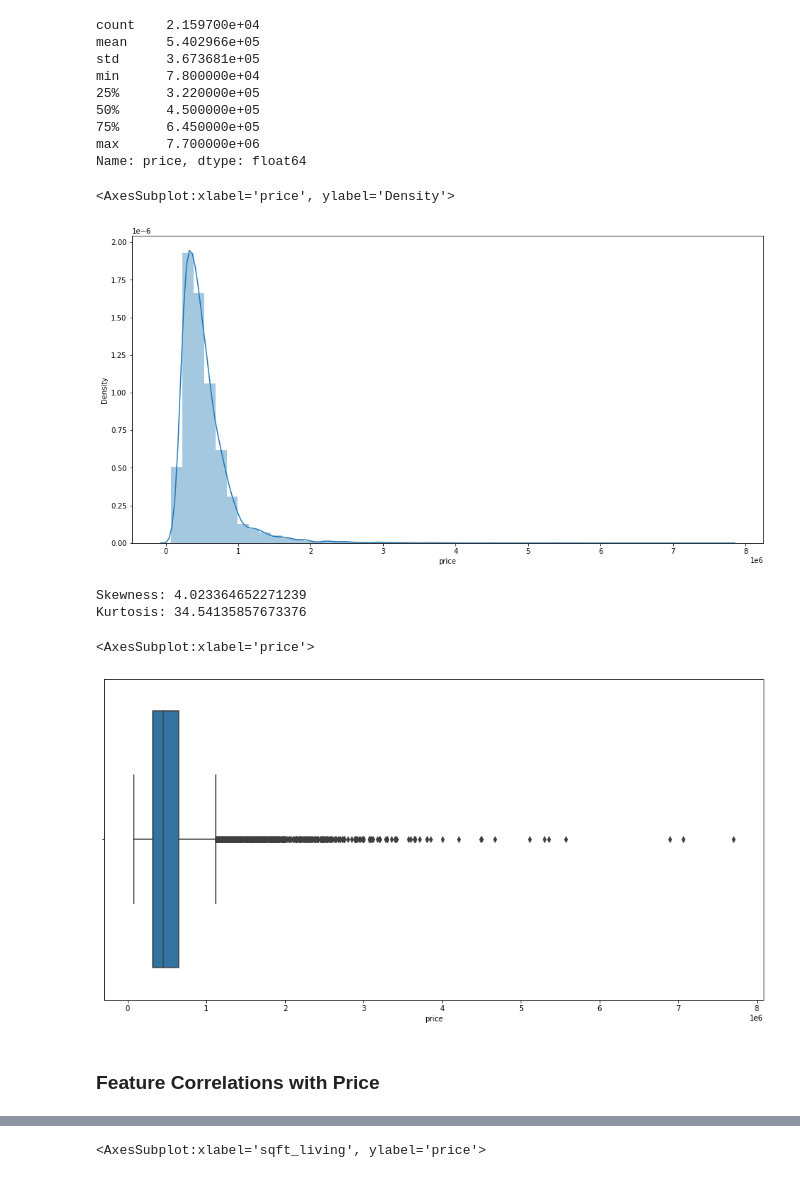
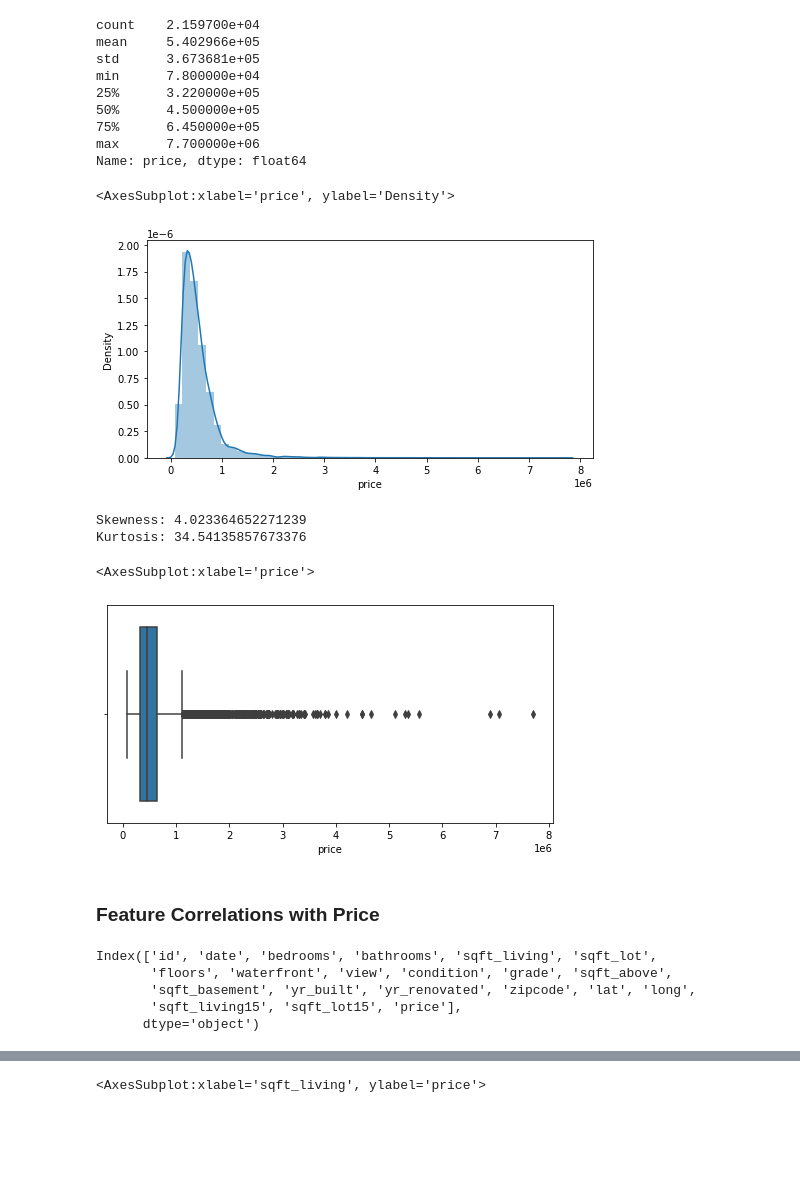
Before and after one commit to rikesahn/Mid_Term_Project, a Jupyter notebook: House_Prices_Case_Study.ipynb, the cells around one changed output, grey strips where cells are left out. Cells and saved outputs as stored; diff of their text form; code cells hidden in the pictures; blank space fills up the shorter version.

```diff
--- a/House_Prices_Case_Study.ipynb
+++ b/House_Prices_Case_Study.ipynb
@@ -553,13 +553,13 @@ Name: price, dtype: float64
 # %%
 # Histogram
 
 # create figure and axes
-fig, ax = plt.subplots(figsize = (16,8))
+fig, ax = plt.subplots(figsize = (8,4))
 
 sns.distplot(dep_var)
 # %% [output]
 <AxesSubplot:xlabel='price', ylabel='Density'>
-[figure, old version]
+[figure, new version]
 # %%
 # Skewness and Kurtosis
 print(f"Skewness: {dep_var.skew()}")
@@ -571,12 +571,20 @@ Kurtosis: 34.54135857673376
 # Boxplot
 
 # create figure and axes
-fig, ax = plt.subplots(figsize = (16,8))
+fig, ax = plt.subplots(figsize = (8,4))
 
 sns.boxplot(dep_var)
 # %% [output]
 <AxesSubplot:xlabel='price'>
-[figure, old version]
+[figure, new version]
 # %% [markdown]
 ### Feature Correlations with Price
+# %%
+hp_df.columns
+# %% [output]
+Index(['id', 'date', 'bedrooms', 'bathrooms', 'sqft_living', 'sqft_lot',
+       'floors', 'waterfront', 'view', 'condition', 'grade', 'sqft_above',
+       'sqft_basement', 'yr_built', 'yr_renovated', 'zipcode', 'lat', 'long',
+       'sqft_living15', 'sqft_lot15', 'price'],
+      dtype='object')
 # %%
```
Also changed, not shown: parts of 37 cells of this notebook.
